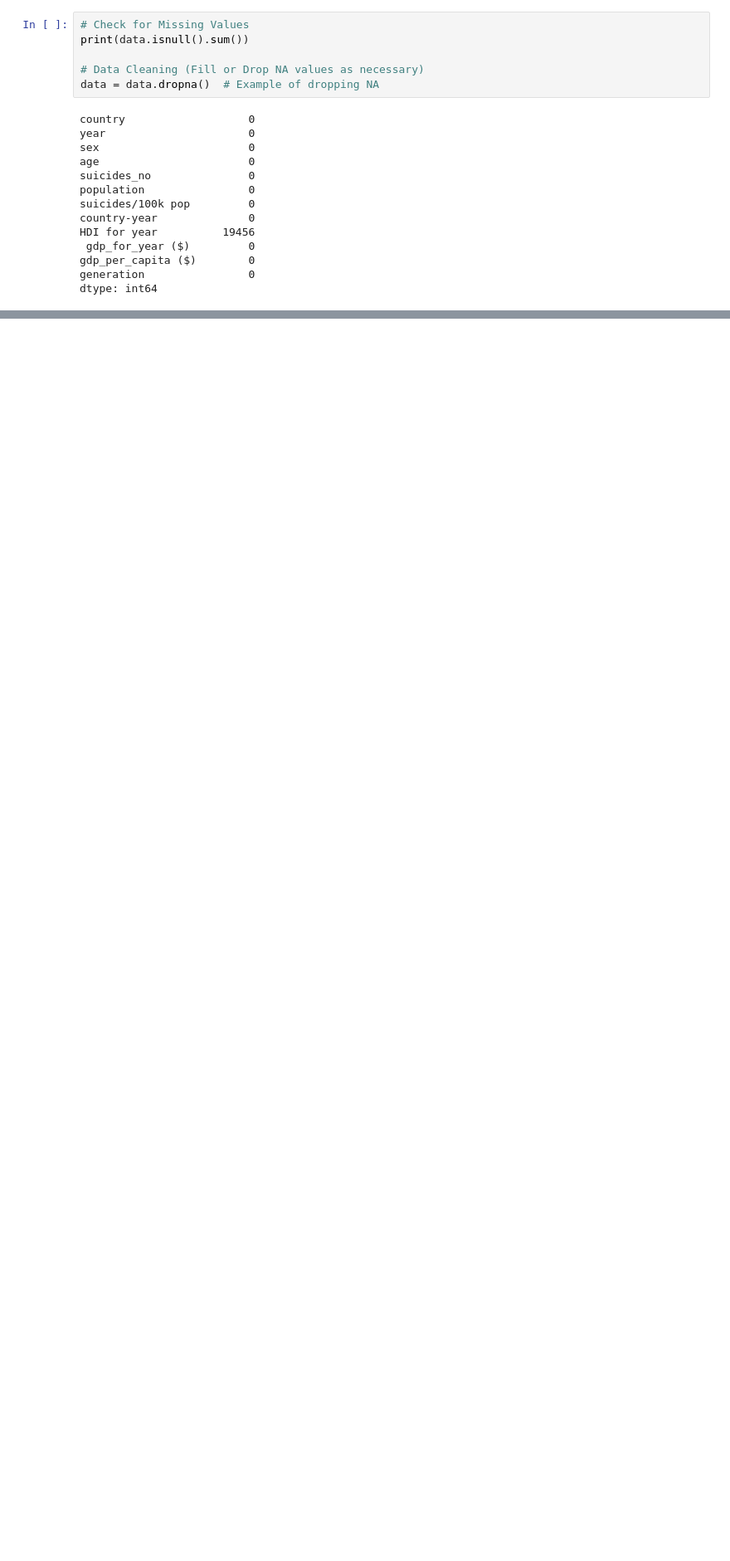
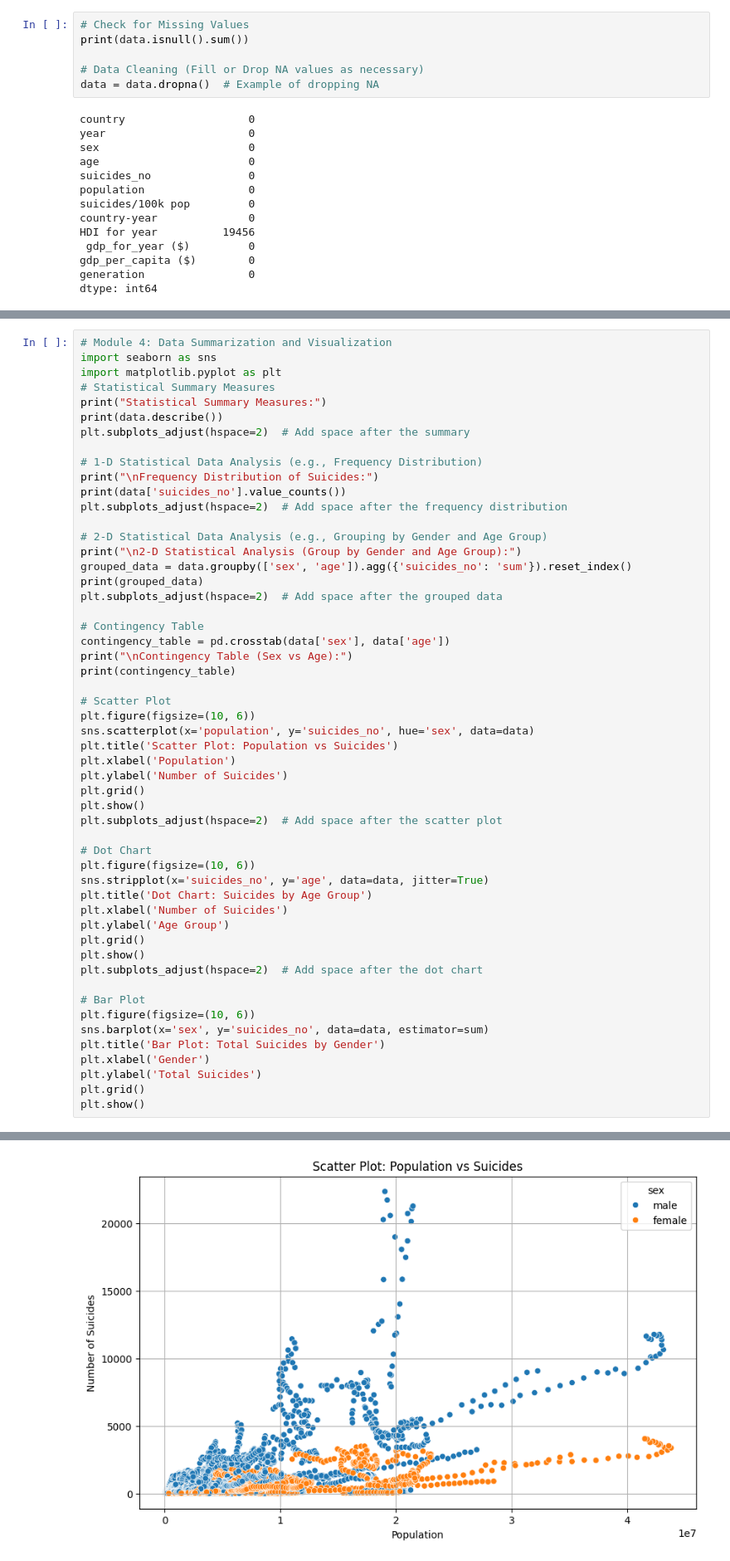
Before and after one commit to Nagaumesh/Codsoft, a Jupyter notebook: Exploratory_DA.ipynb, the cells around one changed output, grey strips where cells are left out. Shown at 83% size. Saved outputs shown, nothing was run; the diff lists cells and outputs as text; blank space fills up the shorter version.

```diff
--- a/Exploratory_DA.ipynb
+++ b/Exploratory_DA.ipynb
@@ -97,0 +220,54 @@ plt.show()
+# %%
+# Module 4: Data Summarization and Visualization
+import seaborn as sns
+import matplotlib.pyplot as plt
+# Statistical Summary Measures
+print("Statistical Summary Measures:")
+print(data.describe())
+plt.subplots_adjust(hspace=2)  # Add space after the summary
+
+# 1-D Statistical Data Analysis (e.g., Frequency Distribution)
+print("\nFrequency Distribution of Suicides:")
+print(data['suicides_no'].value_counts())
+plt.subplots_adjust(hspace=2)  # Add space after the frequency distribution
+
+# 2-D Statistical Data Analysis (e.g., Grouping by Gender and Age Group)
+print("\n2-D Statistical Analysis (Group by Gender and Age Group):")
+grouped_data = data.groupby(['sex', 'age']).agg({'suicides_no': 'sum'}).reset_index()
+print(grouped_data)
+plt.subplots_adjust(hspace=2)  # Add space after the grouped data
+
+# Contingency Table
+contingency_table = pd.crosstab(data['sex'], data['age'])
+print("\nContingency Table (Sex vs Age):")
+print(contingency_table)
+
+# Scatter Plot
+plt.figure(figsize=(10, 6))
+sns.scatterplot(x='population', y='suicides_no', hue='sex', data=data)
+plt.title('Scatter Plot: Population vs Suicides')
+plt.xlabel('Population')
+plt.ylabel('Number of Suicides')
+plt.grid()
+plt.show()
+plt.subplots_adjust(hspace=2)  # Add space after the scatter plot
+
+# Dot Chart
+plt.figure(figsize=(10, 6))
+sns.stripplot(x='suicides_no', y='age', data=data, jitter=True)
+plt.title('Dot Chart: Suicides by Age Group')
+plt.xlabel('Number of Suicides')
+plt.ylabel('Age Group')
+plt.grid()
+plt.show()
+plt.subplots_adjust(hspace=2)  # Add space after the dot chart
+
+# Bar Plot
+plt.figure(figsize=(10, 6))
+sns.barplot(x='sex', y='suicides_no', data=data, estimator=sum)
+plt.title('Bar Plot: Total Suicides by Gender')
+plt.xlabel('Gender')
+plt.ylabel('Total Suicides')
+plt.grid()
+plt.show()
+# %% [output]
@@ -97,0 +292 @@ plt.show()
+[figure, added]
```
Also changed, not shown: parts of 11 cells of this notebook.
